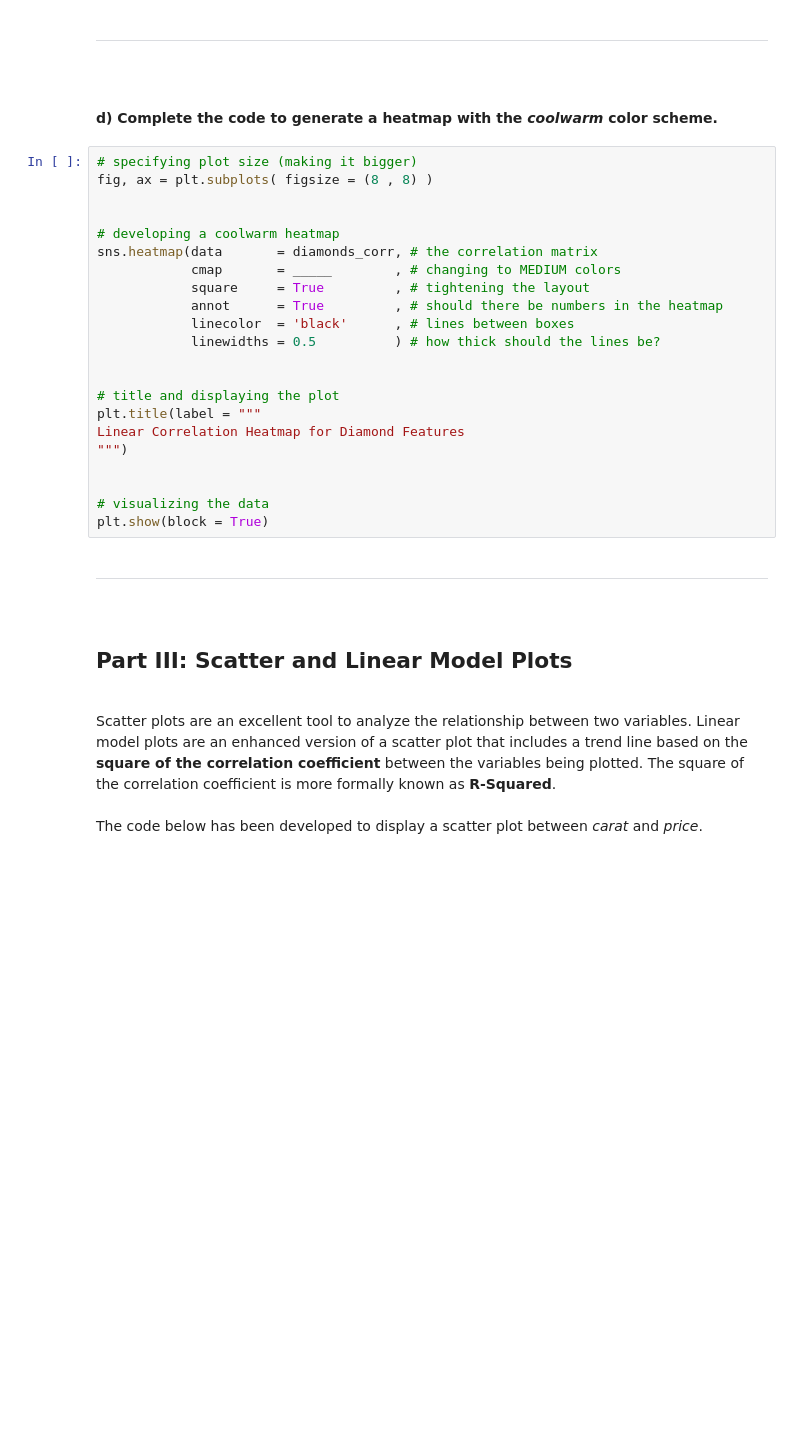
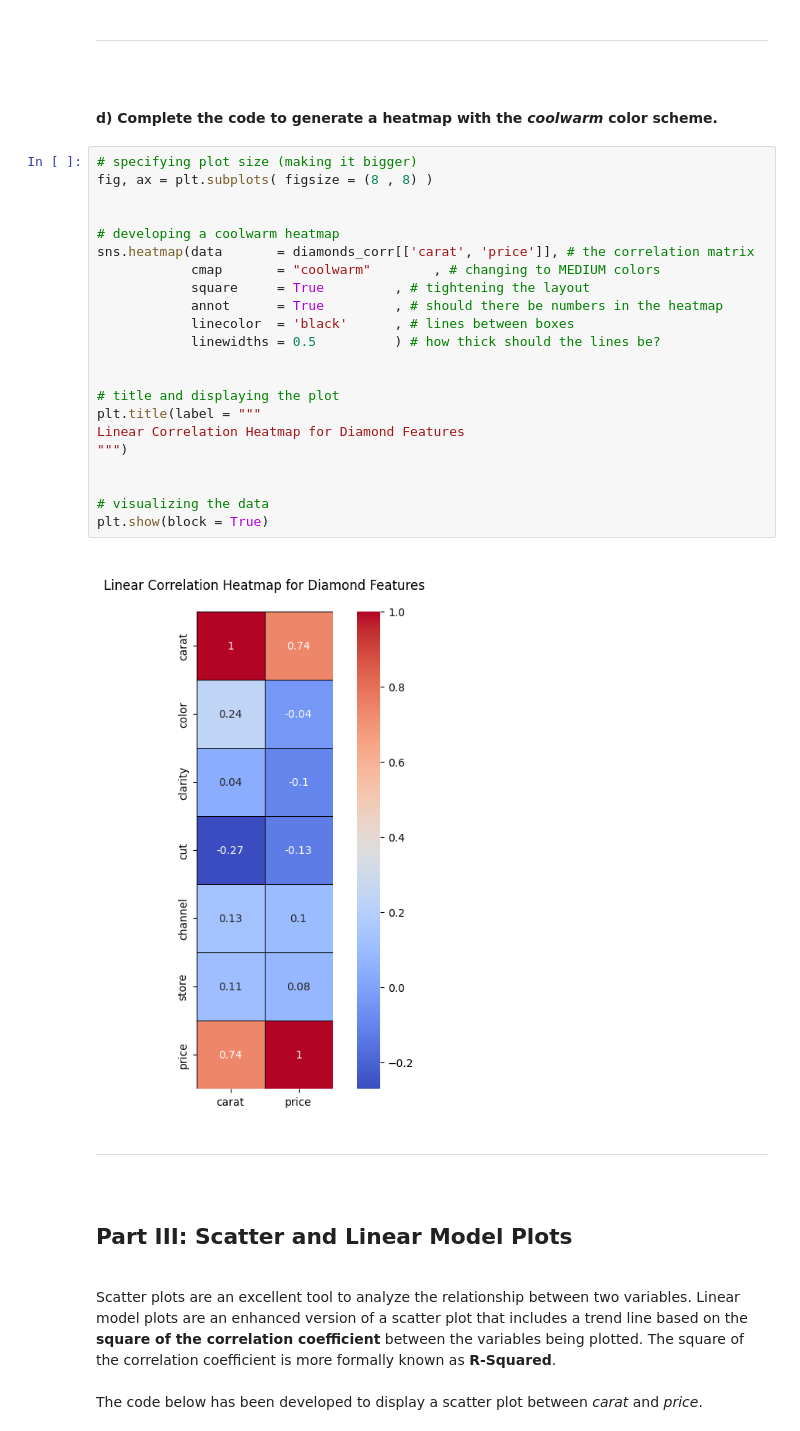
Before and after one commit to Knowasiak/A2_World_Region_Analysis, a Jupyter notebook: Script 03 - Exploratory Data Analysis - Guided.ipynb, the cells around one changed output. Drawn from its saved outputs; the diff is of its cells as text; blank space fills up the shorter version.

```diff
--- a/Script 03 - Exploratory Data Analysis - Guided.ipynb
+++ b/Script 03 - Exploratory Data Analysis - Guided.ipynb
@@ -443,25 +445,27 @@ The heatmap looks freezing now! Let's change the color scheme to a mix between h
 # %%
 # specifying plot size (making it bigger)
 fig, ax = plt.subplots( figsize = (8 , 8) )
 
 
 # developing a coolwarm heatmap
-sns.heatmap(data       = diamonds_corr, # the correlation matrix
-            cmap       = _____        , # changing to MEDIUM colors
+sns.heatmap(data       = diamonds_corr[['carat', 'price']], # the correlation matrix
+            cmap       = "coolwarm"        , # changing to MEDIUM colors
             square     = True         , # tightening the layout
             annot      = True         , # should there be numbers in the heatmap
             linecolor  = 'black'      , # lines between boxes
             linewidths = 0.5          ) # how thick should the lines be?
 
 
 # title and displaying the plot
 plt.title(label = """
 Linear Correlation Heatmap for Diamond Features
 """)
 
 
 # visualizing the data
 plt.show(block = True)
+# %% [output]
+[figure, added]
 # %% [markdown]
 <hr style="height:.9px;border:none;color:#333;background-color:#333;" /><br>
 <h2>Part III: Scatter and Linear Model Plots</h2><br>
```
Also changed, not shown: parts of 2 cells of this notebook.
